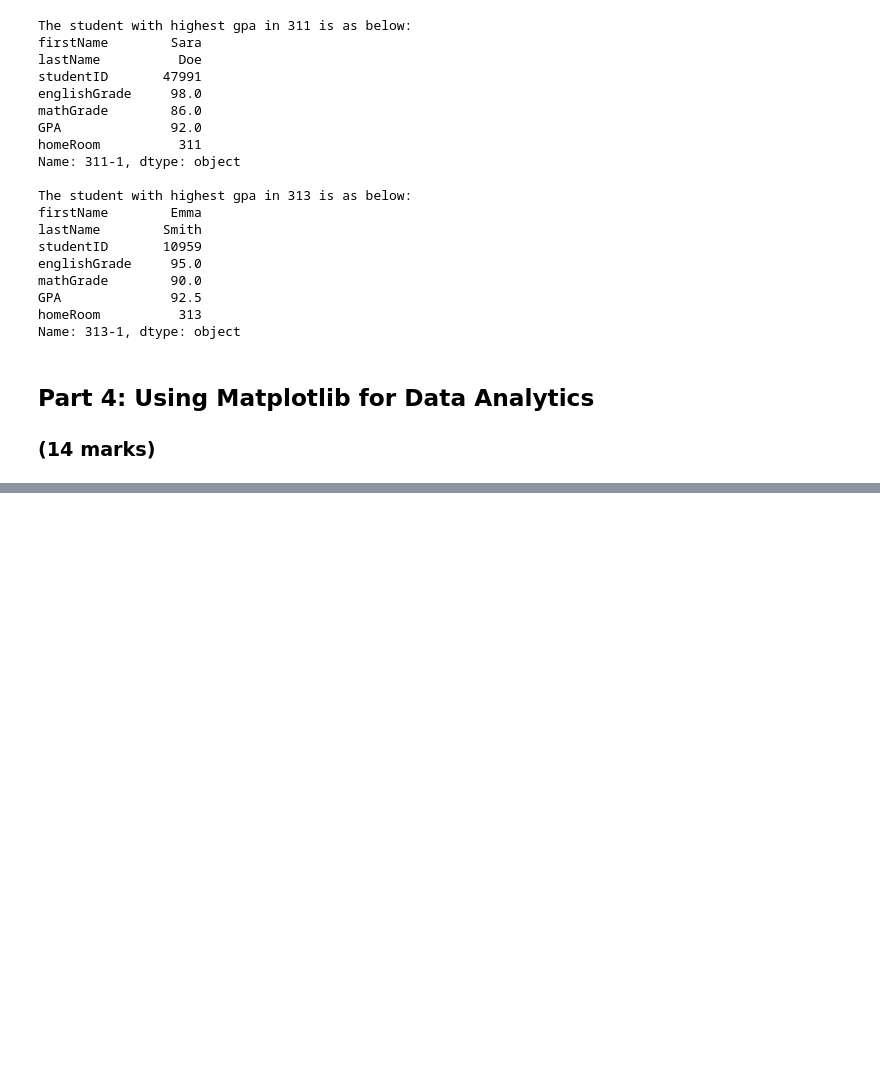
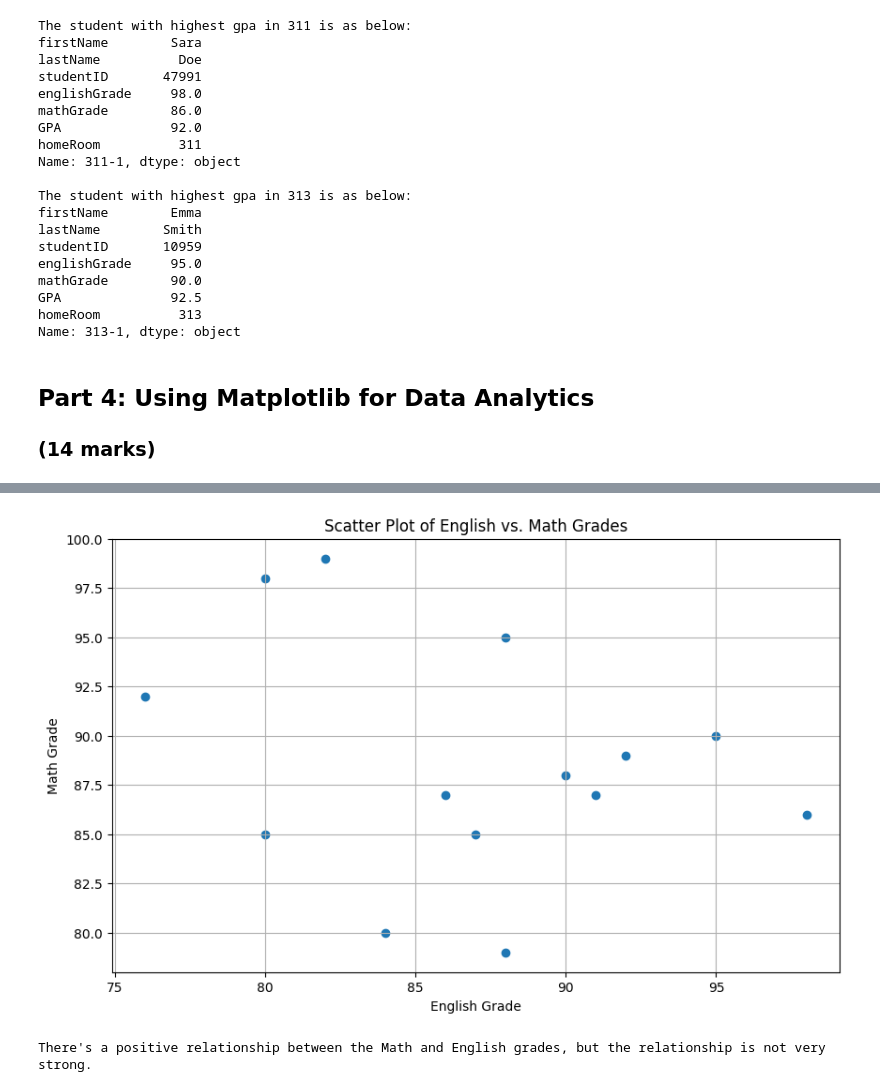
Before and after one commit to chshxiao/engg680_2024_fall, a Jupyter notebook: Lab_Assignment1/StudentGradeManagementSystem.ipynb, the cells around one changed output, grey strips where cells are left out. Cells and saved outputs as stored; diff of their text form; code cells hidden in the pictures; blank space fills up the shorter version.

```diff
--- a/Lab_Assignment1/StudentGradeManagementSystem.ipynb
+++ b/Lab_Assignment1/StudentGradeManagementSystem.ipynb
@@ -484,23 +502,33 @@ NameError: name 'plt' is not defined
 # %%
 # Let's also use matplotlib to display a scatter plot of English vs. Math grades
 # Scatter plots are useful for seeing the relationship between two variables
-plt.figure(figsize=(10, 6))
+plt.figure(3, figsize=(10, 6))
 
 # Step 1: Use .scatter(x_data, y_data) to create a scatter plot using the English grades on the x-axis, and Math grades on the y-axis
 # (2 mark)
 #
+plt.scatter(df_studentGrades['englishGrade'], df_studentGrades['mathGrade'])
 
 # Step 1: Properly label the x and y axes as well as the title of your plot.
 # (3 marks)
 #
+plt.xlabel('English Grade')
+plt.ylabel('Math Grade')
+plt.title('Scatter Plot of English vs. Math Grades')
 plt.grid(True)
 
 # Step 2: Output an image file for the scatter plot with a descriptive file name
 # (1 mark)
 #
+plt.savefig('/content/drive/MyDrive/engg680_2024_fall/Lab_Assignment1/Scatter Plot of English vs. Math Grades.png')
 
 plt.show()
+# %% [output]
+[figure, added]
 # %%
 # From the scatter plot, is there a relationship between the Math and English grades?
 # (1 mark)
 #
+print("There's a positive relationship between the Math and English grades, but the relationship is not very strong.")
+# %% [output]
+There's a positive relationship between the Math and English grades, but the relationship is not very strong.
```
Also changed, not shown: parts of 4 cells of this notebook.
